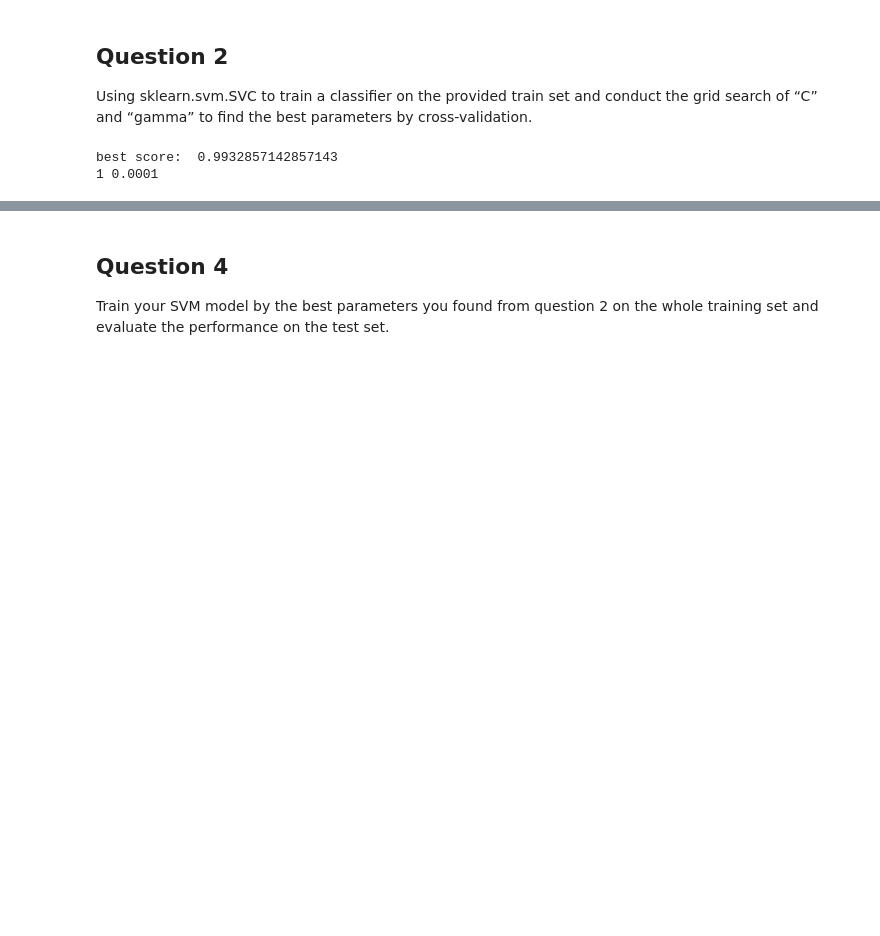
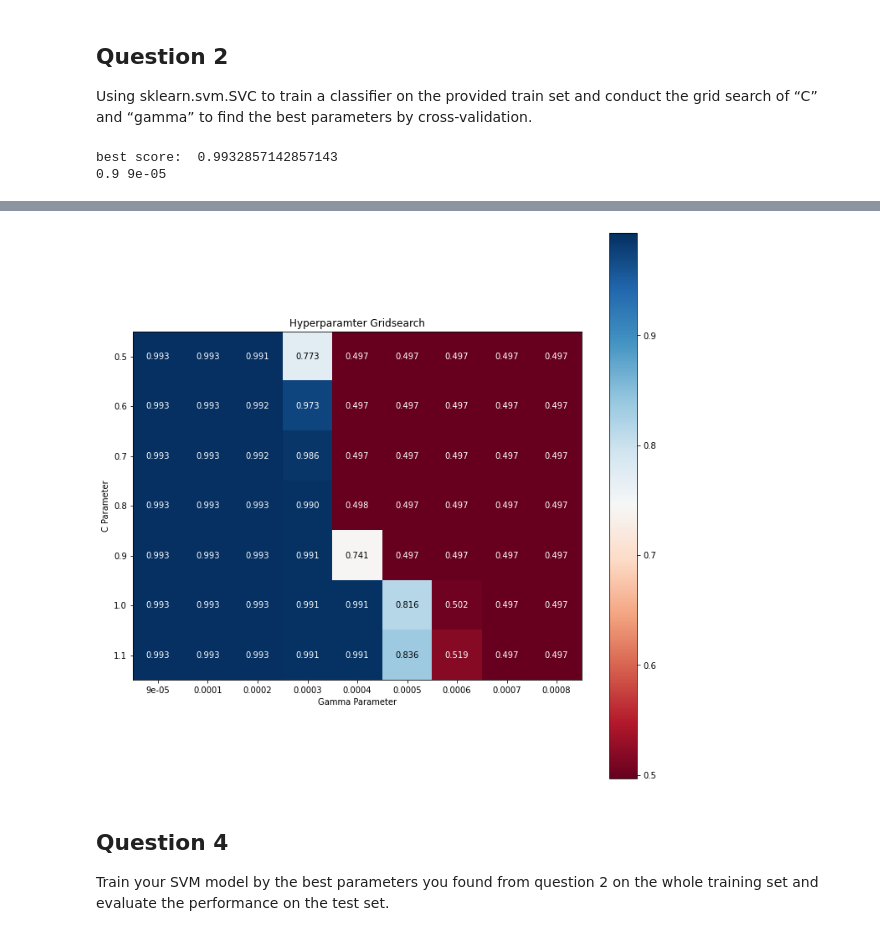
Before and after one commit to lon5948/Introduction-to-Machine-Learning, a Jupyter notebook: HW4/HW4.ipynb, the cells around one changed output, grey strips where cells are left out. Cells and saved outputs as stored; diff of their text form; code cells hidden in the pictures; blank space fills up the shorter version.

```diff
--- a/HW4/HW4.ipynb
+++ b/HW4/HW4.ipynb
@@ -90,14 +90,12 @@ assert kfold_data_example[0][1].shape[0] == 4 # The number of data in each valid
 # %% [markdown]
 ## Question 2
 Using sklearn.svm.SVC to train a classifier on the provided train set and conduct the grid search of “C” and “gamma” to find the best parameters by cross-validation.
-# %%
-clf = SVC(C=1.0, kernel='rbf', gamma=0.01)
 # %%
 # cross validation
 kfold_data = cross_validation(x_train, y_train, k=5)
 
-possible_C = [0.1, 0.5, 1, 5, 10, 20, 30, 40, 50, 100]
-possible_gamma = [0.0001, 0.0005, 0.001, 0.005, 0.01, 0.05, 0.1, 0.5, 1, 5, 10]
+possible_C = [0.5, 0.6, 0.7, 0.8, 0.9, 1.0, 1.1]
+possible_gamma = [0.00009, 0.0001, 0.0002, 0.0003, 0.0004, 0.0005, 0.0006, 0.0007, 0.0008]
 
 avg_score = np.zeros((len(possible_C), len(possible_gamma)))
 best_score = 0
@@ -109,8 +107,8 @@ for i in range(len(possible_C)):
     for j in range(len(possible_gamma)):
         score = 0
         # use cross validation data to train and evaluate the model performance
+        clf = SVC(C=possible_C[i], kernel='rbf', gamma=possible_gamma[j])
         for train_index, val_index in kfold_data:
-            clf = SVC(C=possible_C[i], kernel='rbf', gamma=possible_gamma[j])
             clf.fit(x_train[train_index], y_train[train_index])
             score += clf.score(x_train[val_index], y_train[val_index])
 
@@ -126,7 +124,7 @@ print('best score: ', best_score)
 print(best_parameters[0], best_parameters[1])
 # %% [output]
 best score:  0.9932857142857143
-1 0.0001
+0.9 9e-05
 # %% [markdown]
 ## Question 3
 Plot the grid search results of your SVM. The x, y represents the hyperparameters of “gamma” and “C”, respectively. And the color represents the average score of validation folds
@@ -134,3 +134,26 @@ You reults should be look like this reference image below ![image](https://miro.
+# %%
+# Plot the grid search results of my SVM
+plt.figure(figsize=(12, 12))
+plt.imshow(avg_score, cmap='RdBu', interpolation='nearest')
+plt.xticks(np.arange(len(possible_gamma)), possible_gamma)
+plt.yticks(np.arange(len(possible_C)), possible_C)
+plt.xlabel("Gamma Parameter")
+plt.ylabel("C Parameter")
+plt.title("Hyperparamter Gridsearch")
+plt.colorbar()
+
+# add validation score to the heatmap
+for i in range(len(possible_C)):
+    for j in range(len(possible_gamma)):
+        if avg_score[i][j] > 0.7 and avg_score[i][j] <= 0.9:
+            c = 'black'
+        else:
+            c = 'white'
+        plt.text(j, i, f'{avg_score[i][j]:.3f}', ha='center', va='center', color=c)
+
+plt.show()
+# %% [output]
+[figure, added]
 # %% [markdown]
 ## Question 4
 Train your SVM model by the best parameters you found from question 2 on the whole training set and evaluate the performance on the test set.
```
Also changed, not shown: parts of 2 cells of this notebook.
